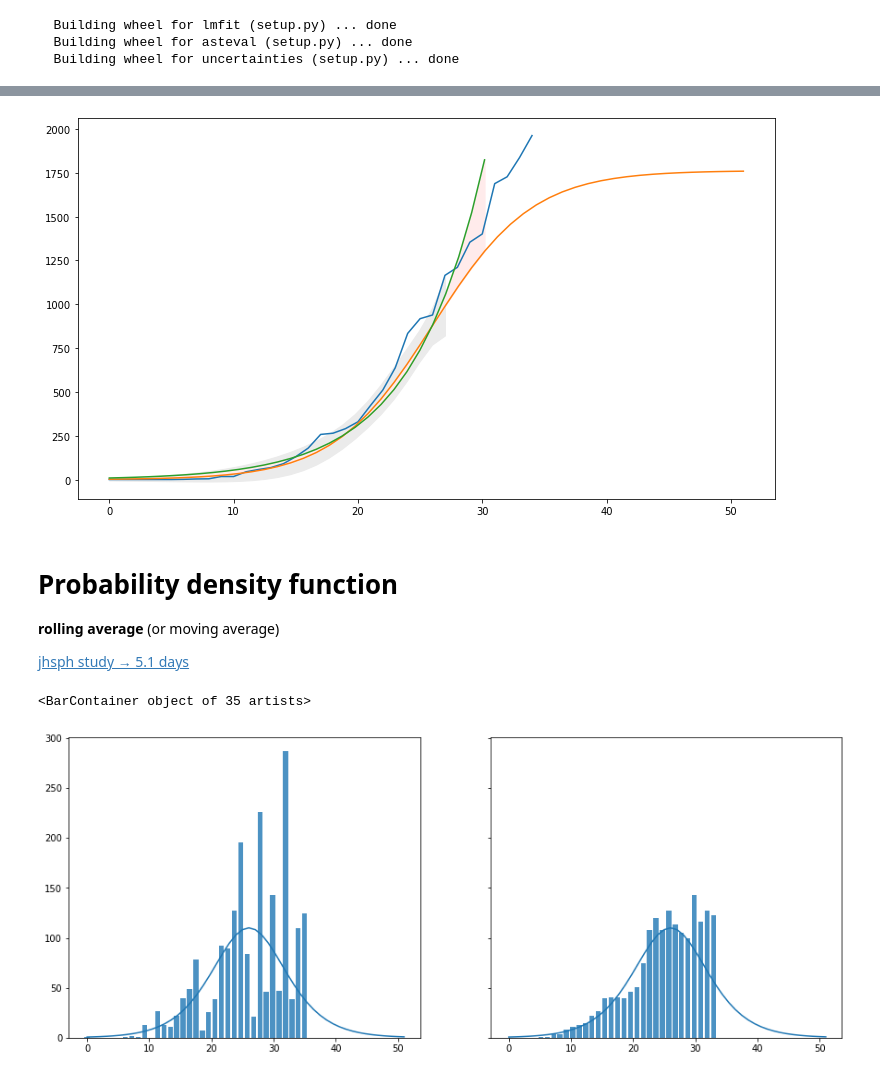
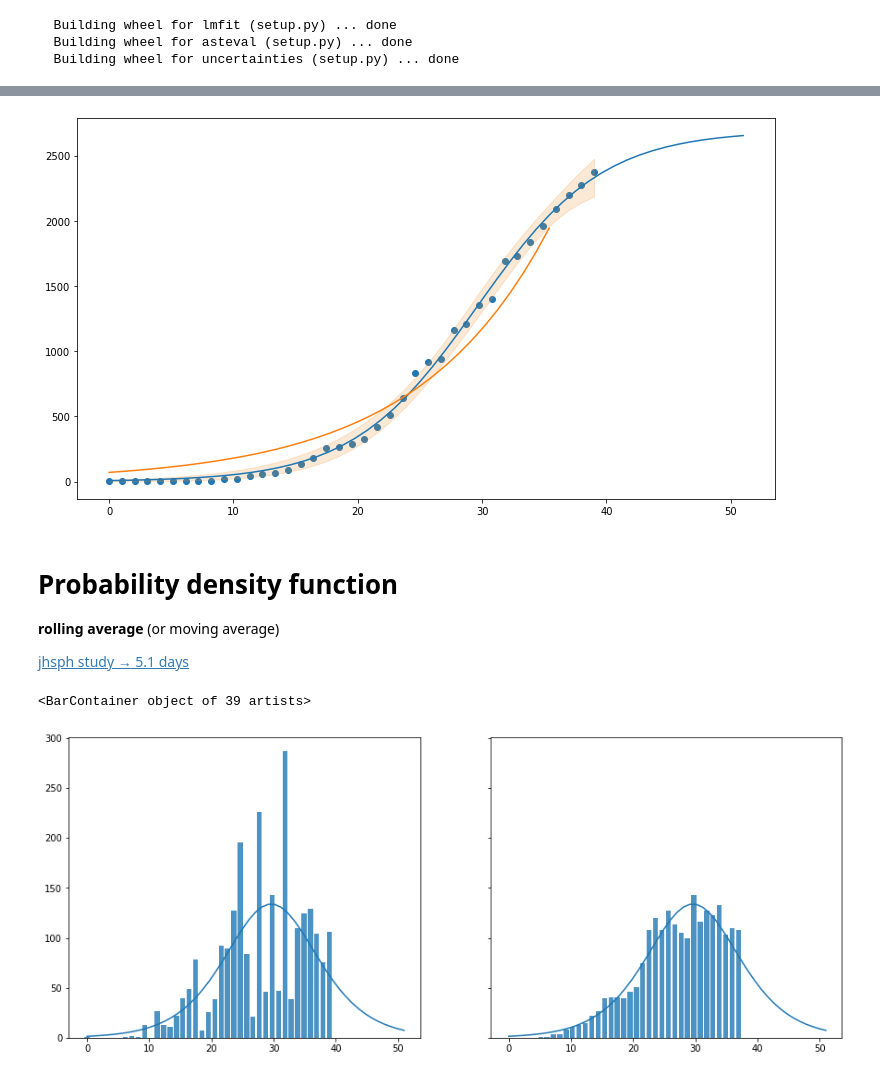
Before and after one commit to davidnussio/covid-19-ticino, a Jupyter notebook: Covid_Ticino.ipynb, the cells around one changed output, grey strips where cells are left out. Saved outputs shown, nothing was run; the diff lists cells and outputs as text; code cells hidden in the pictures.

```diff
--- a/Covid_Ticino.ipynb
+++ b/Covid_Ticino.ipynb
@@ -33,10 +33,12 @@ def sigmoid_dx(x, a, b, c):
 # %%
 #@title Configuration
 
-num_sample = 27 #@param {type:"slider", min:20, max:50, step:1}
+num_sample = 50 #@param {type:"slider", min:20, max:50, step:1}
 
 moving_avarage_win = 5 #@param {type:"integer"}
 
+csv_url_file = "https://raw.githubusercontent.com/davidnussio/covid-19-ticino/master/data/covid-19-ticino.csv" #@param ["https://raw.githubusercontent.com/davidnussio/covid-19-ticino/master/data/covid-19-ticino.csv", "https://raw.githubusercontent.com/openZH/covid_19/master/fallzahlen_kanton_total_csv/COVID19_Fallzahlen_Kanton_VD_total.csv"]
+
 print('num_sample: ',num_sample)
 print('moving_avarage_win: ', moving_avarage_win)
 # %% [output]
@@ -44,8 +46,8 @@ num_sample:  27
 moving_avarage_win:  5
 # %%
 # Load data from github repo (github.com/davidnussio/covid-19-ticino)
-csv_data = pd.read_csv("https://raw.githubusercontent.com/davidnussio/covid-19-ticino/master/data/covid-19-ticino.csv")
-data = csv_data.fillna(method='ffill')
+csv_data = pd.read_csv(csv_url_file)
+data = csv_data.fillna(method='ffill').fillna(0)
 
 # Daily infected patients
 new_infected = csv_data['ncumul_conf'].fillna(method='ffill').diff()
@@ -77,4 +79,5 @@ print('Numer of sample', num_sample)
 print('Number of days: ', number_of_days)
 print('Date range: [', data['date'][0], '- ', data['date'][number_of_days - 1], ']')
 # yData
+data.tail()
 # %% [output]
@@ -126,7 +135,7 @@ exp_fit_params = Parameters()
 exp_fit_params.add('a', value=1, min=0.01, max=200)
 exp_fit_params.add('b', value=1, min=0.01, max=5)
 
-exp_result = emodel.fit(yData[:num_sample], exp_fit_params, x=xDataSample) #, fit_kws={'reduce_fcn':'negentropy'})
+exp_result = emodel.fit(yData, exp_fit_params, x=xDataSample) #, fit_kws={'reduce_fcn':'negentropy'})
 
 exp_result
 # %% [output]
@@ -212,41 +235,40 @@ ySigmoid_dx = [sigmoid_dx(i,
 
 ySigmoid = smodel.eval(result.params, x=x)
 yExponential = emodel.eval(exp_result.params, x=x)
 
 ySigmoid2 = [sigmoid(i,
                     result.params['a'].value - result.params['a'].stderr,
                     result.params['b'].value,
                     result.params['c'].value + result.params['c'].stderr,
                     ) for i in x]
 
 ySigmoid3 = [sigmoid(i,
                     result.params['a'].value + result.params['a'].stderr,
                     result.params['b'].value,
                     result.params['c'].value - result.params['c'].stderr,
                     ) for i in x]
 
 fig, ax = plt.subplots()
 fig.set_size_inches(12.5, 7, forward=True)
 
-ax.plot(data['ncumul_conf'])
+ax.scatter(xData, data['ncumul_conf'])
 
 #
 dely = result.eval_uncertainty(sigma=5)
 exp_dely = exp_result.eval_uncertainty(sigma=5)
 
 ax.plot(x, smodel.eval(params=result.params, x=x), label='sigmoid', zorder=100)
 
-ax.plot(x[:30], emodel.eval(params=exp_result.params, x=x[:30]), label='exp', zorder=100)
+ax.plot(x[:35], emodel.eval(params=exp_result.params, x=x[:35]), label='exp', zorder=100)
 
-plt.fill_between(xDataSample, result.best_fit-dely, result.best_fit+dely, color="#EBEBEB")
-plt.fill_between(x[:30],
-                 smodel.eval(params=result.params, x=x[:30]),
-                 emodel.eval(params=exp_result.params, x=x[:30]),
-                 color="#ffEBEB")
+plt.fill_between(xDataSample, result.best_fit-dely, result.best_fit+dely, color="#f19131", alpha=0.2)
+#plt.fill_between(xDataSample,
+                #  exp_result.best_fit-exp_dely, exp_result.best_fit+exp_dely,
+                #  color="#44cc44", alpha=0.1)
 
 plt.savefig('drive/My Drive/Colab Notebooks/Covid-Ticino/data-vs-model.png', dpi=100)
 # %% [output]
-[figure, old version]
+[figure, new version]
 # %% [markdown]
 # Probability density function
 
@@ -266,8 +288,8 @@ ax[0].bar(xInf, new_infected, alpha=0.8)
 ax[1].plot(x, ySigmoid_dx)
 ax[1].bar(xInf, new_infected_rolling, alpha=0.8)
 # %% [output]
-<BarContainer object of 35 artists>
+<BarContainer object of 39 artists>
-[figure, old version]
+[figure, new version]
 # %%
 fig, ax = plt.subplots()
 
```
Also changed, not shown: parts of 10 cells of this notebook.
